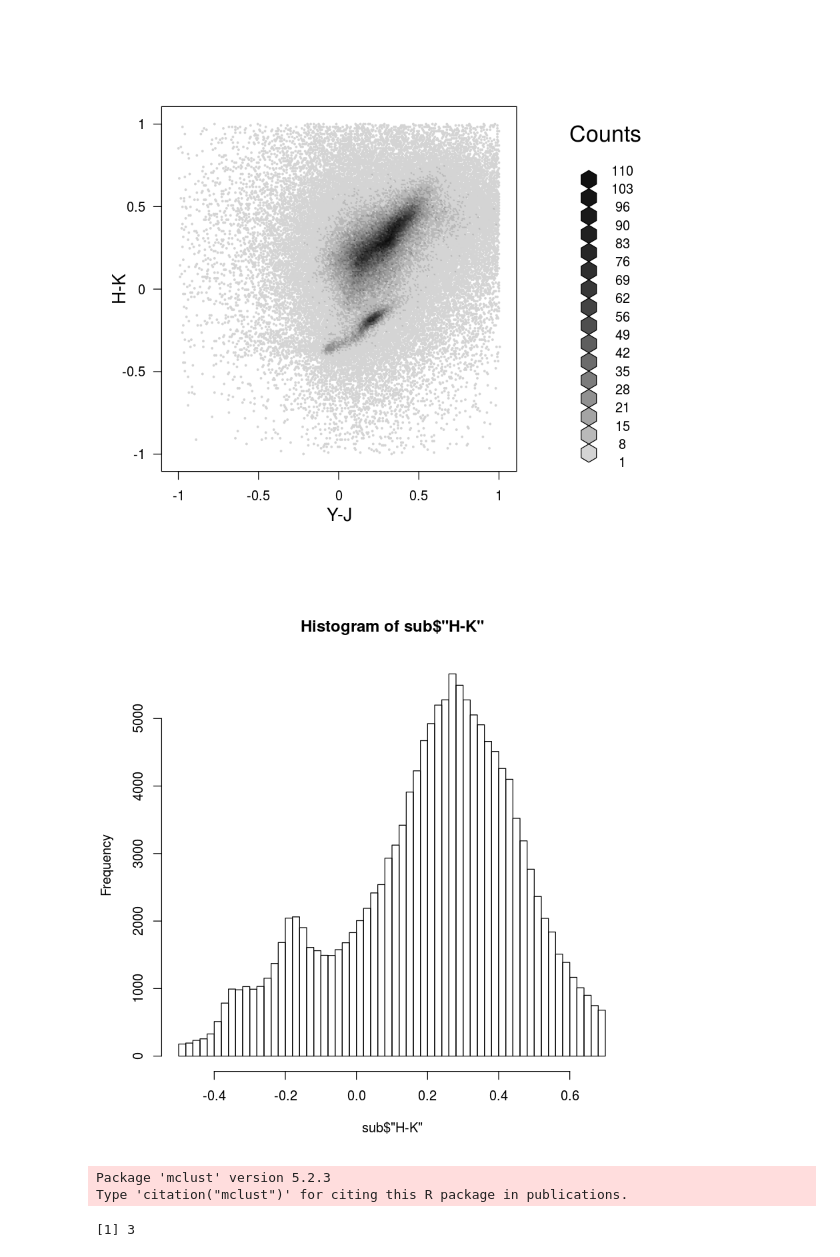
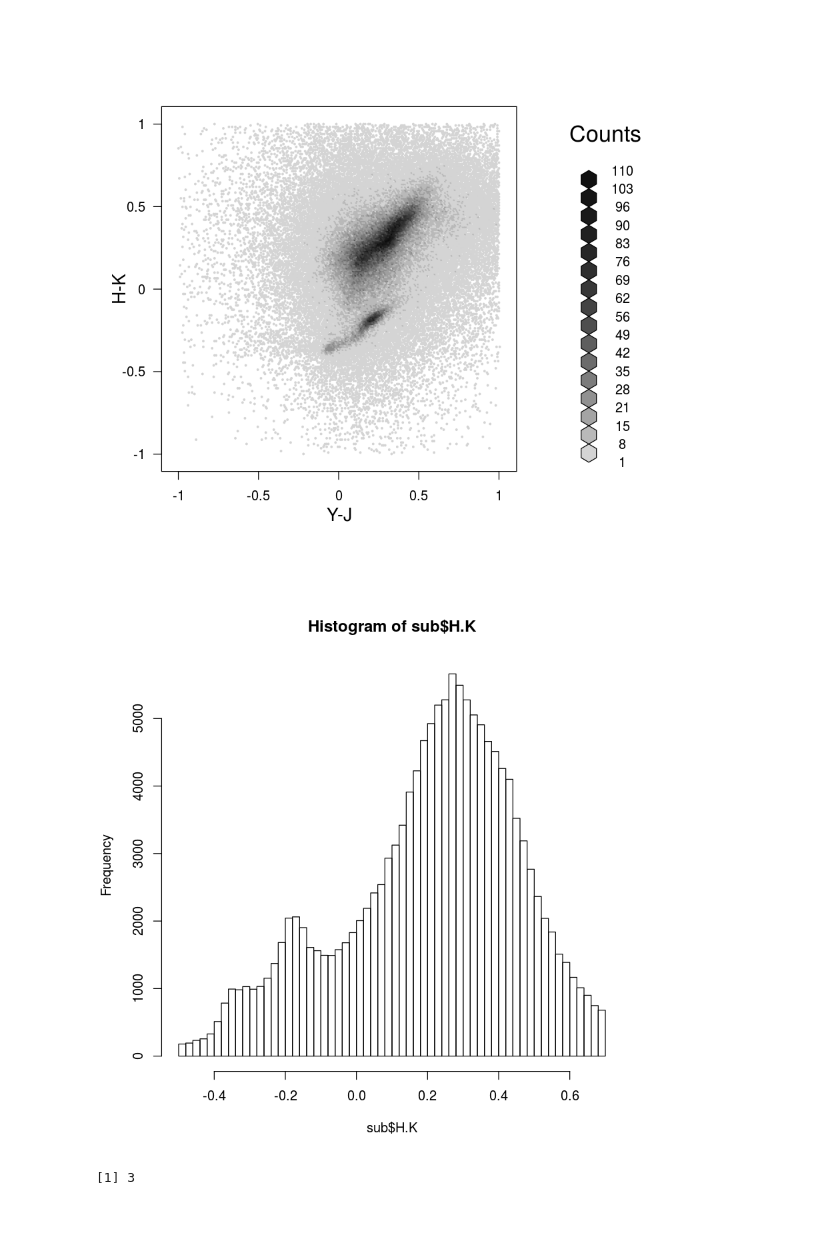
Before and after one commit to BrunoSanchez/VVV_galaxies, a Jupyter notebook: ultravista_catalog.ipynb, the cells around one changed output. Cells and saved outputs as stored; diff of their text form; code cells hidden in the pictures; blank space fills up the shorter version.

```diff
--- a/ultravista_catalog.ipynb
+++ b/ultravista_catalog.ipynb
@@ -21,8 +21,8 @@ dat$H <- dat$Hap2-0.184*Av
 dat$K <- dat$Kap2-0.118*Av
 
 #Calculamos los colores
-dat$'Y-J' <- dat$Y-dat$J
-dat$'H-K' <- dat$H-dat$K
+dat$Y.J <- dat$Y-dat$J
+dat$H.K <- dat$H-dat$K
 # %%
 summary(dat)
 # %% [output]
@@ -53,23 +53,20 @@ plot(hexbin(colores$'Y-J',colores$'H-K',xbins=200), xlab = 'Y-J', ylab = 'H-K')
 # %% [output]
 [figure]
 # %%
-sub = subset(dat, (dat$'H-K' > -0.5 & dat$'H-K' < 0.7 & dat$'Y-J' > -0.5 & dat$'Y-J' < 0.7))
-hist(sub$'H-K', breaks=50)
-# plot(density(aux$'H-K', bandwidth=0.0001), log = 'y', xlim=c(-0.5,1))
+sub = subset(dat, (dat$H.K > -0.5 & dat$H.K < 0.7 & dat$Y.J > -0.5 & dat$Y.J < 0.7))
+hist(sub$H.K, breaks=50)
+# plot(density(aux$H.K, bandwidth=0.0001), log = 'y', xlim=c(-0.5,1))
 # %% [output]
-[figure, old version]
+[figure, new version]
 # %%
 library('mclust')
 set.seed(28890) #Pongamos una semilla "a mano"
 
 ind <- sample(1:length(sub$Y), size = 5000) #Hago un sampleo random por q sino no me da la ram
 aux <- sub[ind,]
-aux <- subset(aux, select = c('Y-J', 'H-K', 'Jr')) #Pruebo solo con los colores
+aux <- subset(aux, select = c('Y.J', 'H.K', 'Jr')) #Pruebo solo con los colores
 aux <- subset(aux, aux$Jr < 10 & aux$Jr > 0) #Pongo limites logicos en el radio
 mc <- Mclust(aux, G = 2:3)
-# %% [output]
-Package 'mclust' version 5.2.3
-Type 'citation("mclust")' for citing this R package in publications.
 # %%
 mc$G #Vemos que encuentra 3 clusters
 # %% [output]
```
Also changed, not shown: parts of 14 cells of this notebook.
